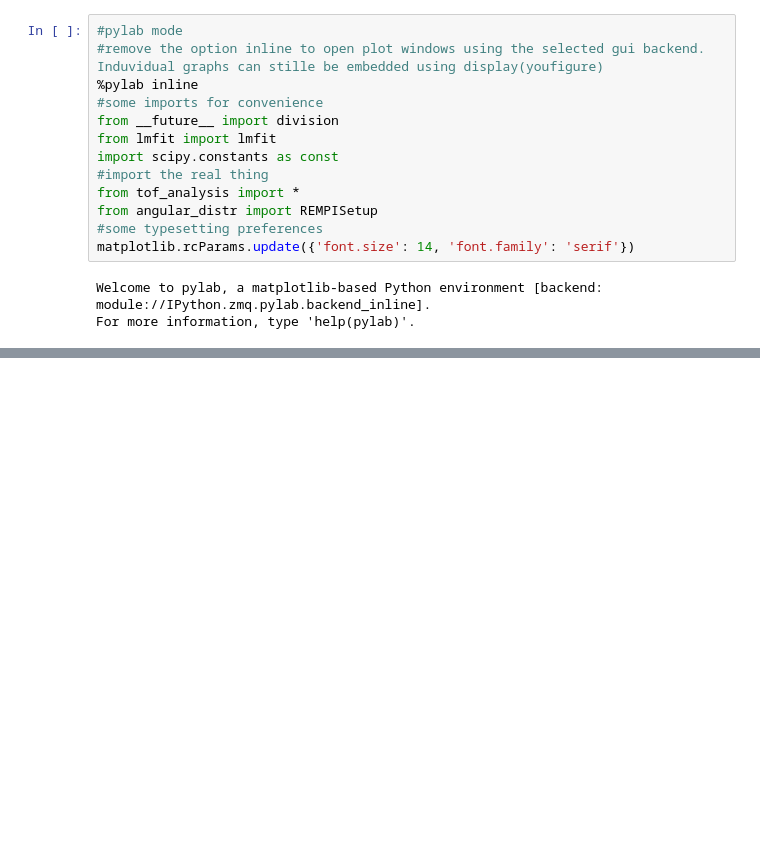
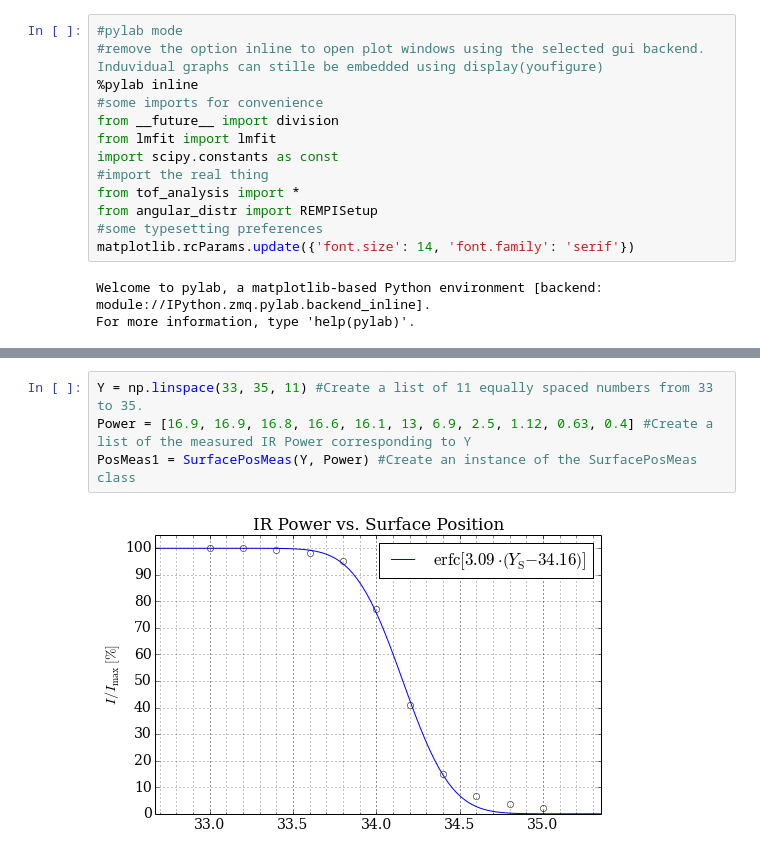
Before and after one commit to jwerdec/beamerlib, a Jupyter notebook: newtof.ipynb, the cells around one changed output, grey strips where cells are left out. Saved outputs shown, nothing was run; the diff lists cells and outputs as text; blank space fills up the shorter version.

```diff
--- a/newtof.ipynb
+++ b/newtof.ipynb
@@ -272,0 +228,6 @@ class TOFSpectrum(object):
+# %%
+Y = np.linspace(33, 35, 11) #Create a list of 11 equally spaced numbers from 33 to 35.
+Power = [16.9, 16.9, 16.8, 16.6, 16.1, 13, 6.9, 2.5, 1.12, 0.63, 0.4] #Create a list of the measured IR Power corresponding to Y
+PosMeas1 = SurfacePosMeas(Y, Power) #Create an instance of the SurfacePosMeas class
+# %% [output]
+[figure, added]
```
Also changed, not shown: parts of 6 cells of this notebook, 2 other files.
